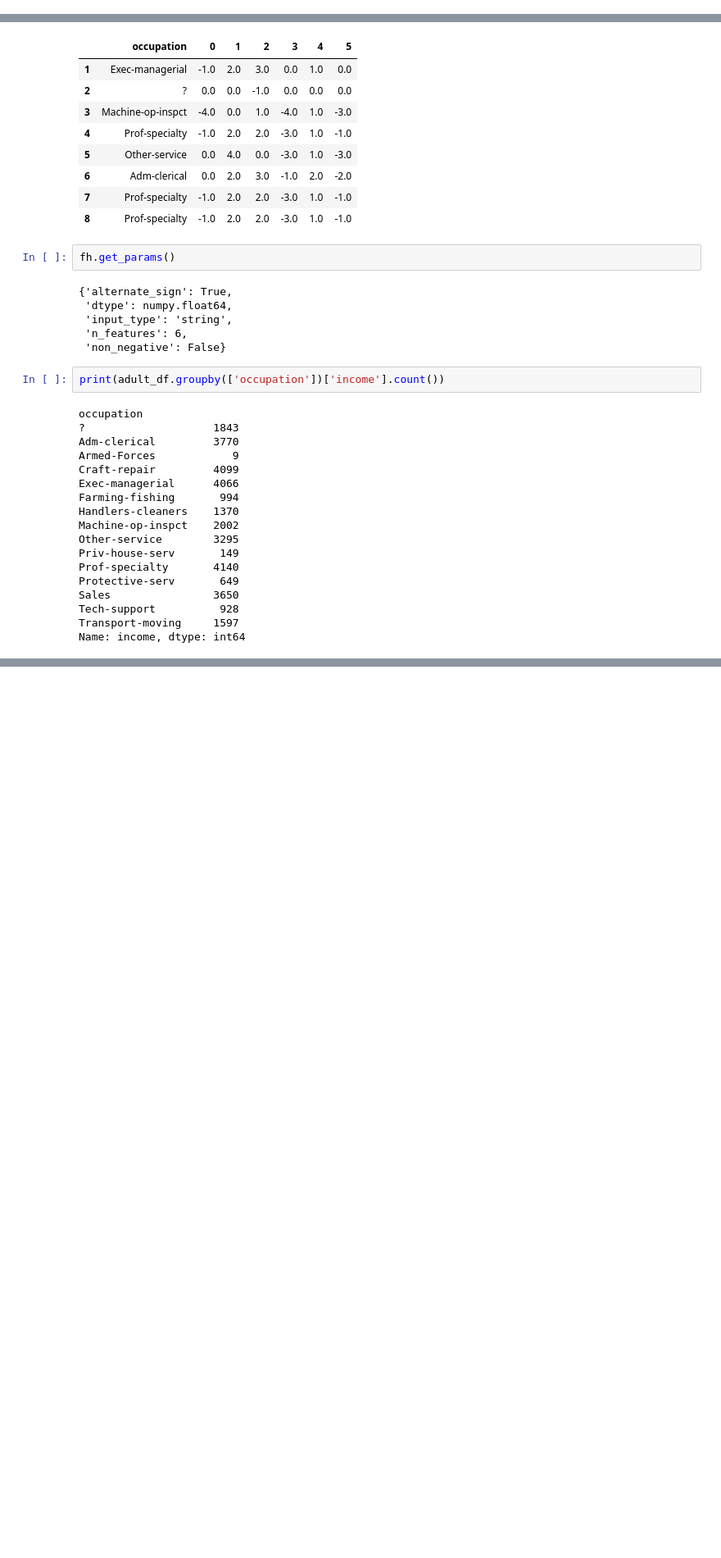
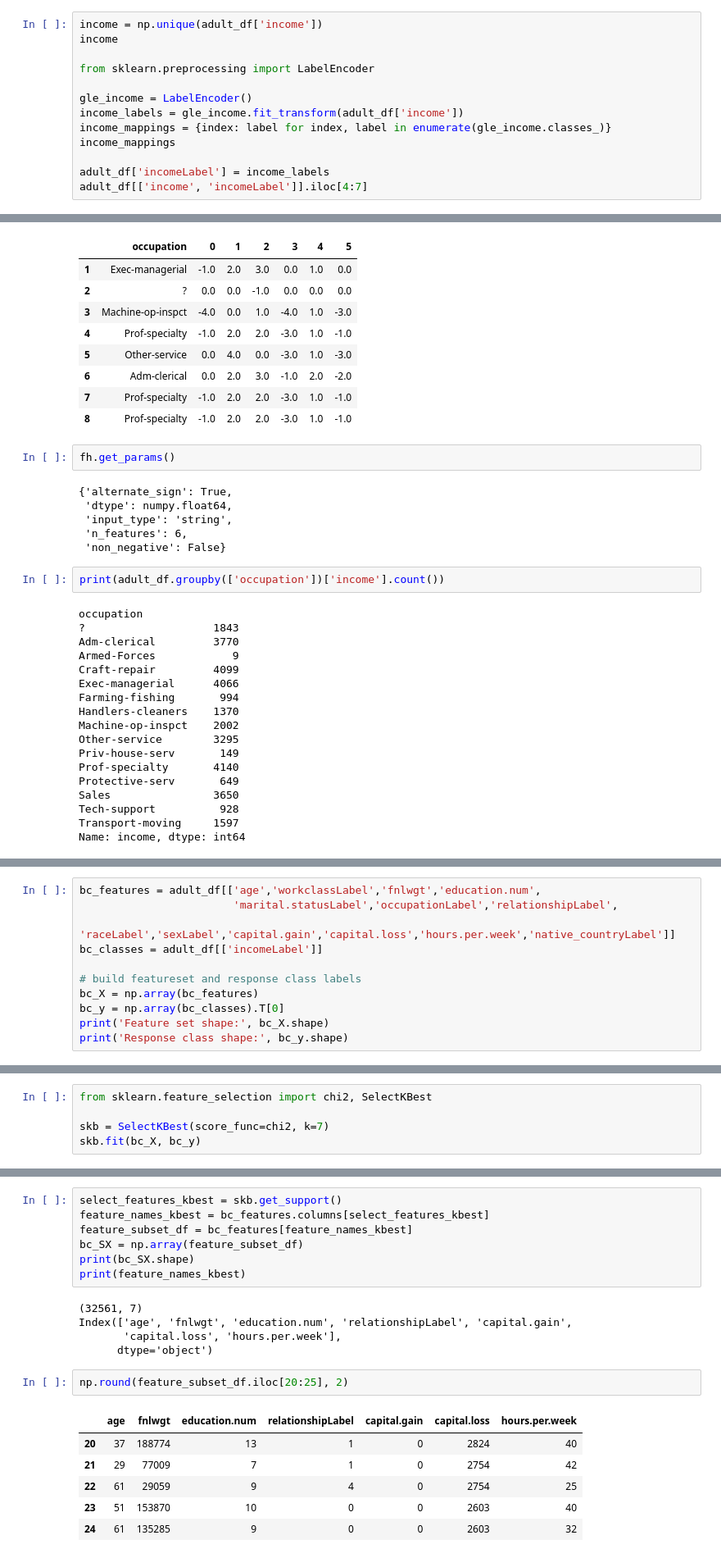
Before and after one commit to fepineda/AnalisisCensos, a Jupyter notebook: pre-process/pre-process.ipynb, the cells around one changed output, grey strips where cells are left out. Shown at 82% size. Drawn from its saved outputs; the diff is of its cells as text; blank space fills up the shorter version.

```diff
--- a/pre-process/pre-process.ipynb
+++ b/pre-process/pre-process.ipynb
@@ -571,3 +734,16 @@ adult_df[['native.country', 'native_countryLabel']].iloc[1:7]
 | 4 | United-States | 39 |
 | 5 | United-States | 39 |
 | 6 | United-States | 39 |
+# %%
+income = np.unique(adult_df['income'])
+income
+
+from sklearn.preprocessing import LabelEncoder
+
+gle_income = LabelEncoder()
+income_labels = gle_income.fit_transform(adult_df['income'])
+income_mappings = {index: label for index, label in enumerate(gle_income.classes_)}
+income_mappings
+
+adult_df['incomeLabel'] = income_labels
+adult_df[['income', 'incomeLabel']].iloc[4:7]
@@ -628,0 +833,11 @@ Name: income, dtype: int64
+# %%
+bc_features = adult_df[['age','workclassLabel','fnlwgt','education.num',
+                        'marital.statusLabel','occupationLabel','relationshipLabel',
+                       'raceLabel','sexLabel','capital.gain','capital.loss','hours.per.week','native_countryLabel']]
+bc_classes = adult_df[['incomeLabel']]
+
+# build featureset and response class labels
+bc_X = np.array(bc_features)
+bc_y = np.array(bc_classes).T[0]
+print('Feature set shape:', bc_X.shape)
+print('Response class shape:', bc_y.shape)
@@ -628,0 +876,5 @@ Name: income, dtype: int64
+# %%
+from sklearn.feature_selection import chi2, SelectKBest
+
+skb = SelectKBest(score_func=chi2, k=7)
+skb.fit(bc_X, bc_y)
@@ -628,0 +897,21 @@ Name: income, dtype: int64
+# %%
+select_features_kbest = skb.get_support()
+feature_names_kbest = bc_features.columns[select_features_kbest]
+feature_subset_df = bc_features[feature_names_kbest]
+bc_SX = np.array(feature_subset_df)
+print(bc_SX.shape)
+print(feature_names_kbest)
+# %% [output]
+(32561, 7)
+Index(['age', 'fnlwgt', 'education.num', 'relationshipLabel', 'capital.gain',
+       'capital.loss', 'hours.per.week'],
+      dtype='object')
+# %%
+np.round(feature_subset_df.iloc[20:25], 2)
+# %% [output]
+|  | age | fnlwgt | education.num | relationshipLabel | capital.gain | capital.loss | hours.per.week |
+| 20 | 37 | 188774 | 13 | 1 | 0 | 2824 | 40 |
+| 21 | 29 | 77009 | 7 | 1 | 0 | 2754 | 42 |
+| 22 | 61 | 29059 | 9 | 4 | 0 | 2754 | 25 |
+| 23 | 51 | 153870 | 10 | 0 | 0 | 2603 | 40 |
+| 24 | 61 | 135285 | 9 | 0 | 0 | 2603 | 32 |
```
Also changed, not shown: parts of 32 cells of this notebook.
